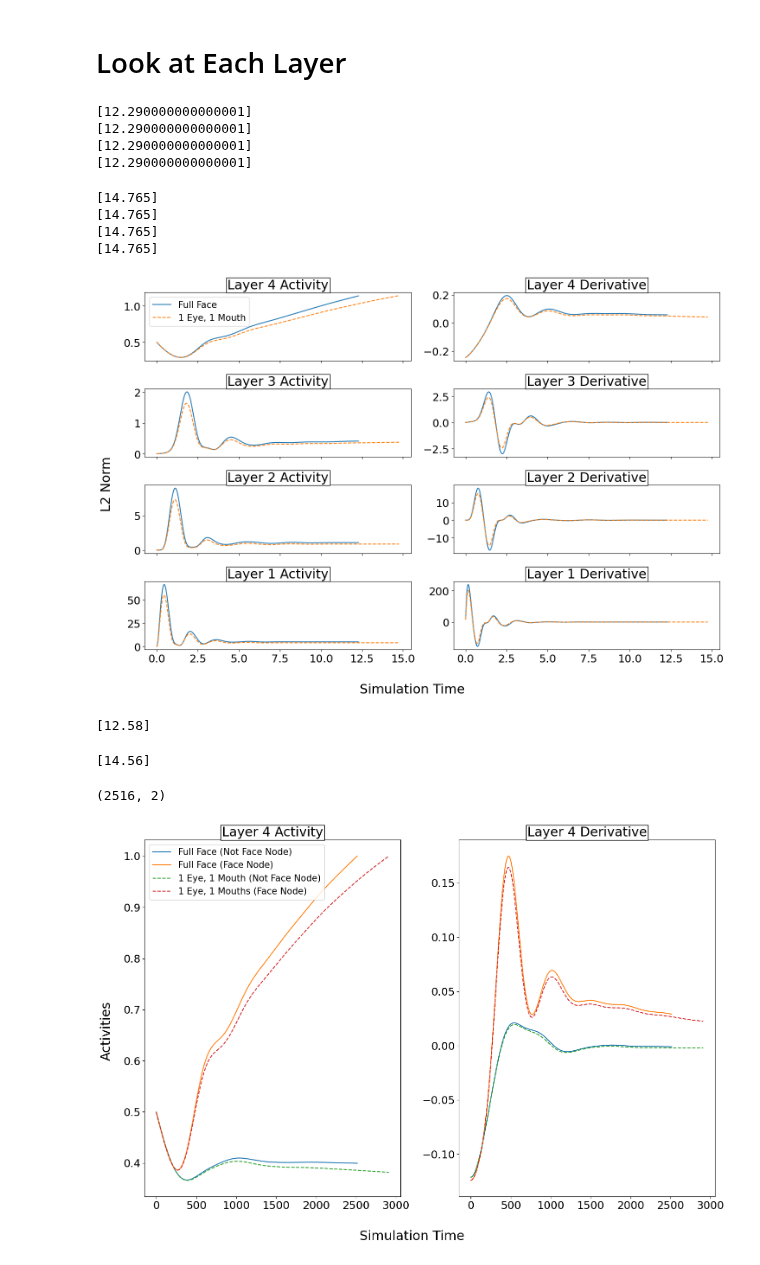
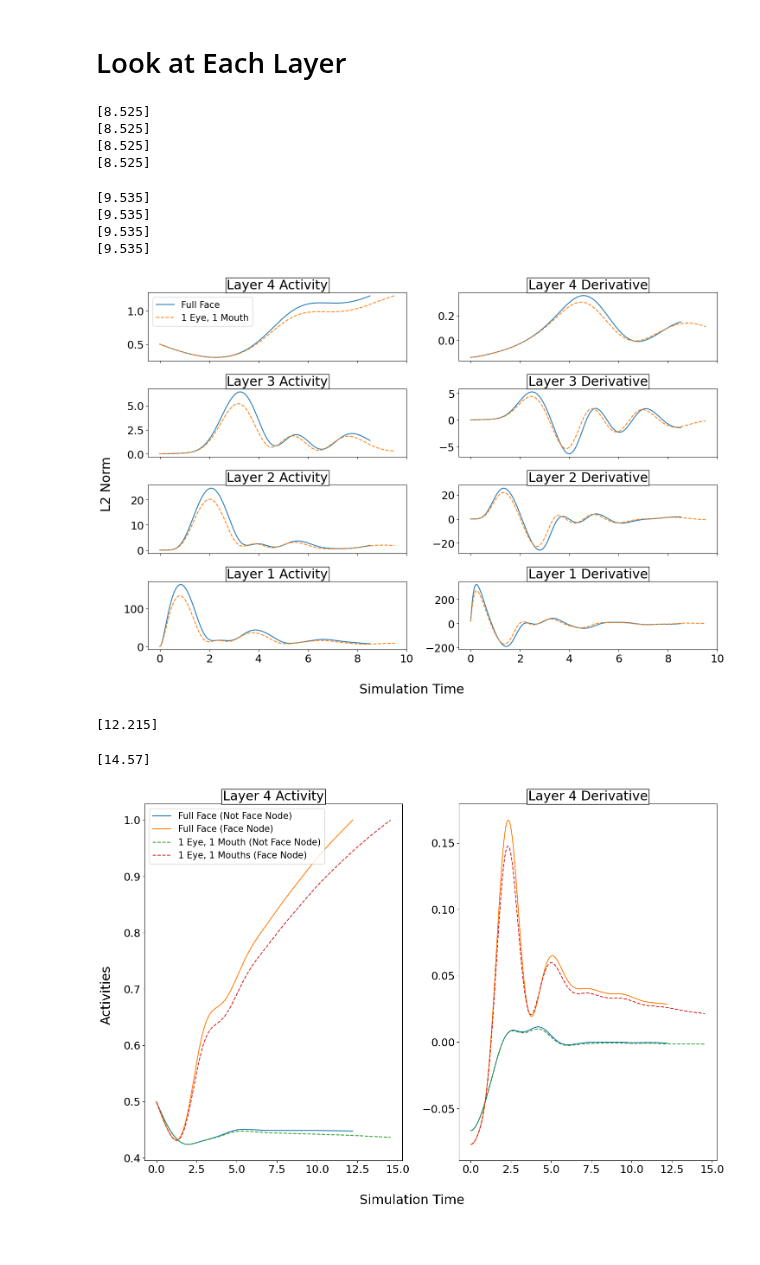
Before and after one commit to jorchard/pc_nengo, a Jupyter notebook: Phase_Sapce.ipynb, the cells around one changed output. Drawn from its saved outputs; the diff is of its cells as text; code cells hidden in the pictures.

```diff
--- a/Phase_Sapce.ipynb
+++ b/Phase_Sapce.ipynb
@@ -285,17 +285,17 @@ with torch.no_grad():
         conv_times = []
         label_preds, times, phase_space = model.test_batch_supervised_phase_space(img_batch, label_batch, args.test_infer_iter, fixed_preds=False,
                                                          tol=1e-4, norm="Activity",
-                                                         mu_dt=args.test_lr, norm_errors=False, activities_index=layer_idx)
+                                                         mu_dt=args.test_lr, error_dt=args.test_lr/3, norm_errors=False, activities_index=layer_idx)
         phase_spaces.append(phase_space)
         for idx in range(len(times)):
             if (torch.argmax(label_preds[idx]).item() == torch.argmax(label_batch[idx]).item()) and (times[idx] is not None): #accurate & converged
                 conv_times.append(times[idx])
         print(conv_times)
 # %% [output]
-[12.290000000000001]
-[12.290000000000001]
-[12.290000000000001]
-[12.290000000000001]
+[8.525]
+[8.525]
+[8.525]
+[8.525]
 # %%
 test_dl_single_sample2 = get_dataloader_features(feature=5, num_translations=0, num_rotations=0, batch_size=1)
 # %%
@@ -313,17 +313,17 @@ with torch.no_grad():
         conv_times = []
         label_preds, times, phase_space = model.test_batch_supervised_phase_space(img_batch, label_batch, args.test_infer_iter, fixed_preds=False,
                                                          tol=1e-4, norm="Activity",
-                                                         mu_dt=args.test_lr, norm_errors=False, activities_index=layer_idx)
+                                                         mu_dt=args.test_lr, error_dt=args.test_lr/3, norm_errors=False, activities_index=layer_idx)
         phase_spaces2.append(phase_space)
         for idx in range(len(times)):
             if (torch.argmax(label_preds[idx]).item() == torch.argmax(label_batch[idx]).item()) and (times[idx] is not None): #accurate & converged
                 conv_times.append(times[idx])
         print(conv_times)
 # %% [output]
-[14.765]
-[14.765]
-[14.765]
-[14.765]
+[9.535]
+[9.535]
+[9.535]
+[9.535]
 # %%
 fig, axes = plt.subplots(len(phase_spaces), 2, sharex=True, figsize=(15, 10))
 
@@ -361,7 +361,7 @@ fig.supylabel('L2 Norm')
 fig.tight_layout()
 plt.show()
 # %% [output]
-[figure, old version]
+[figure, new version]
 # %%
 with torch.no_grad():
     img_batch, label_batch = next(iter(test_dl_single_sample))
@@ -374,13 +374,13 @@ with torch.no_grad():
     conv_times = []
     label_preds, times, phase_space = model.test_batch_supervised_phase_space(img_batch, label_batch, args.test_infer_iter, fixed_preds=False,
                                                      tol=1e-4, norm=None,
-                                                     mu_dt=args.test_lr, norm_errors=False, activities_index=0)
+                                                     mu_dt=args.test_lr, error_dt=args.test_lr/3, norm_errors=False, activities_index=0)
     for idx in range(len(times)):
         if (torch.argmax(label_preds[idx]).item() == torch.argmax(label_batch[idx]).item()) and (times[idx] is not None): #accurate & converged
             conv_times.append(times[idx])
     print(conv_times)
 # %% [output]
-[12.58]
+[12.215]
 # %%
 with torch.no_grad():
     img_batch, label_batch = next(iter(test_dl_single_sample2))
@@ -393,36 +393,35 @@ with torch.no_grad():
     conv_times = []
     label_preds, times, phase_space2 = model.test_batch_supervised_phase_space(img_batch, label_batch, args.test_infer_iter, fixed_preds=False,
                                                      tol=1e-4, norm=None,
-                                                     mu_dt=args.test_lr, norm_errors=False, activities_index=0)
+                                                     mu_dt=args.test_lr, error_dt=args.test_lr/3, norm_errors=False, activities_index=0)
     for idx in range(len(times)):
         if (torch.argmax(label_preds[idx]).item() == torch.argmax(label_batch[idx]).item()) and (times[idx] is not None): #accurate & converged
             conv_times.append(times[idx])
     print(conv_times)
 # %% [output]
-[14.56]
+[14.57]
-# %%
-phase_space.squeeze().shape
-# %% [output]
-(2516, 2)
 # %%
 fig, axes = plt.subplots(1, 2, sharex=True, figsize=(15, 10))
 
+rows = phase_space.shape[0]
+rows2 = phase_space2.shape[0]
+
 #[args.test_lr*i for i in range(rows)],
-axes[0].plot(phase_space.squeeze())#, label="Full Face")
-axes[0].plot(phase_space2.squeeze(), ls="--"),# label="1 Eye, 1 Mouth")
+axes[0].plot([args.test_lr*i for i in range(rows)],phase_space)#, label="Full Face")
+axes[0].plot([args.test_lr*i for i in range(rows2)],phase_space2, ls="--"),# label="1 Eye, 1 Mouth")
 axes[0].set_title(f"Layer {4} Activity", bbox=dict(facecolor='white', edgecolor='black', pad=2))
 
-der = derivative(phase_space.squeeze())
-der2 = derivative(phase_space2.squeeze())
-axes[1].plot(der)#, label="Full Face")
-axes[1].plot(der2, ls="--")#, label="1 Eye, 1 Mouth")
+der = derivative(phase_space)
+der2 = derivative(phase_space2)
+axes[1].plot([args.test_lr*i for i in range(rows)],der)#, label="Full Face")
+axes[1].plot([args.test_lr*i for i in range(rows2)],der2, ls="--")#, label="1 Eye, 1 Mouth")
 axes[1].set_title(f"Layer {4} Derivative", bbox=dict(facecolor='white', edgecolor='black', pad=2))
 
 axes[0].legend(["Full Face (Not Face Node)", "Full Face (Face Node)", "1 Eye, 1 Mouth (Not Face Node)", "1 Eye, 1 Mouths (Face Node)"], fontsize='small')
 #axes[0].set_title(f"Layer {len(phase_spaces)} (Output Layer)", bbox=dict(facecolor='white', edgecolor='black', pad=2))
 fig.supxlabel("Simulation Time")
 fig.supylabel('Activities')
 fig.tight_layout()
 plt.show()
 # %% [output]
-[figure, old version]
+[figure, new version]
```
Also changed, not shown: 2 other files.
